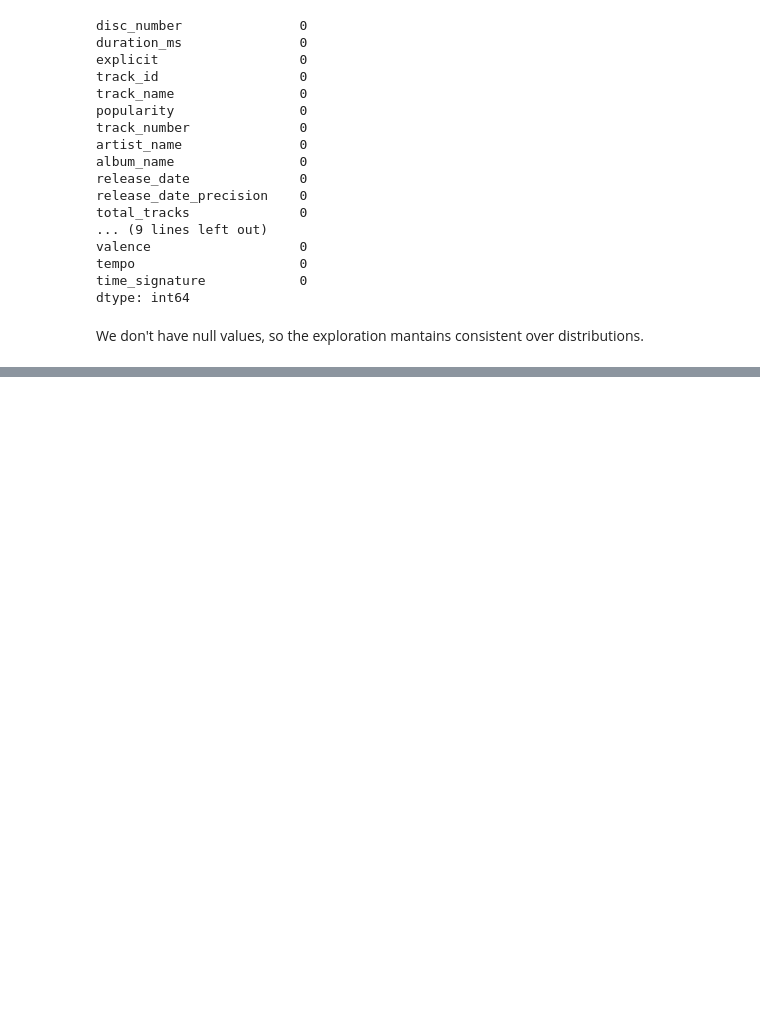
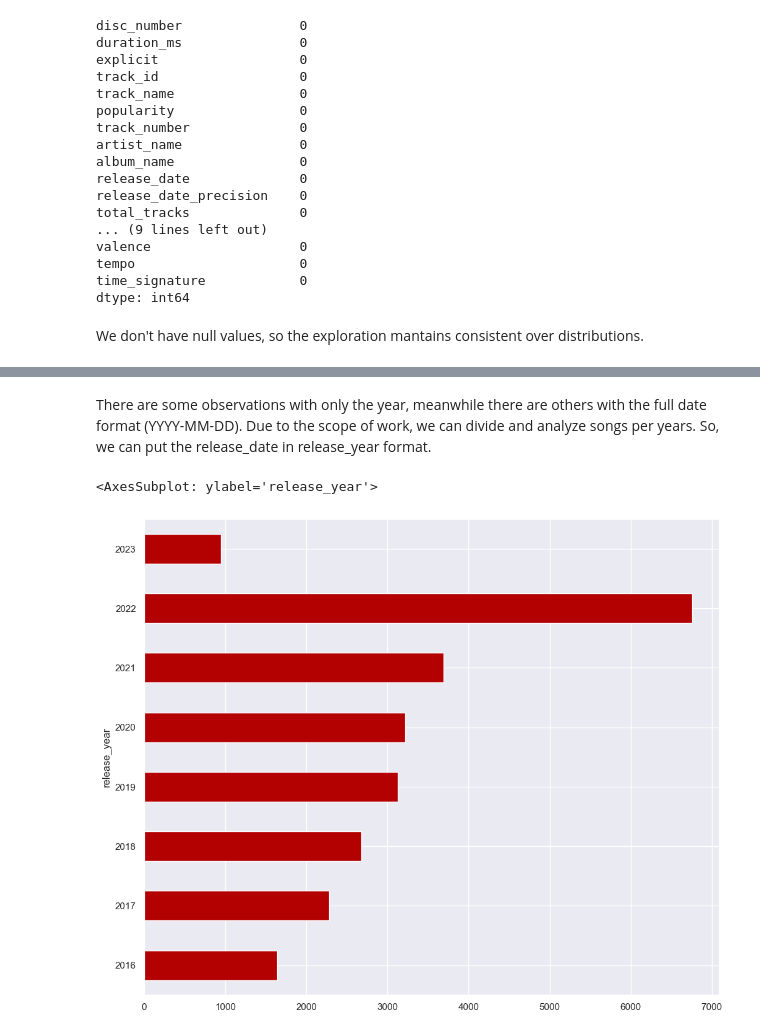
Before and after one commit to mase-git/spotrend, a Jupyter notebook: notebooks/2_data_exploration.ipynb, the cells around one changed output, grey strips where cells are left out. Cells and saved outputs as stored; diff of their text form; code cells hidden in the pictures; blank space fills up the shorter version.

Commit message:
Complete exploration and define setup.sh

```diff
--- a/notebooks/2_data_exploration.ipynb
+++ b/notebooks/2_data_exploration.ipynb
@@ -216,0 +208,6 @@ sn.jointplot(data=df, x="loudness", y="energy", kind="kde")
+# %%
+# convert the duration metrics in minutes for a better exploration
+df['duration_ms'] =  df.duration_ms.apply(lambda x: round(x / 60000, 2))
+df['duration_min'] = df.duration_ms
+df = df.drop(columns='duration_ms')
+df.duration_min[:2]
@@ -216,0 +250,24 @@ sn.jointplot(data=df, x="loudness", y="energy", kind="kde")
+# %% [markdown]
+There are some observations with only the year, meanwhile there are others with the full date format (YYYY-MM-DD). Due to the scope of work, we can divide and analyze songs per years. So, we can put the release_date in release_year format.
+# %%
+
+
+df['release_year'] = df.release_date.apply(lambda x: x[:4])
+# assert the correct matching for every element of the column
+assert df.release_year.str.match(r'^\d{4}$').all(), 'Some years are not matched.'
+
+# drop the column
+df = df.drop(columns=['release_date', 'release_date_precision'])
+# %%
+# count the number of tracks per year
+count = df.groupby('release_year').size().values
+c = df.copy(deep=True)
+
+# group the release_dat eand count name
+c = df.groupby('release_year').size().rename('count')
+
+# display them in a graph
+c[c.index.astype(int) > 2015].plot.barh(stacked=True, color="#b30000")
+# %% [output]
+<AxesSubplot: ylabel='release_year'>
+[figure, added]
```
Also changed, not shown: parts of 32 cells of this notebook, 2 other files.
